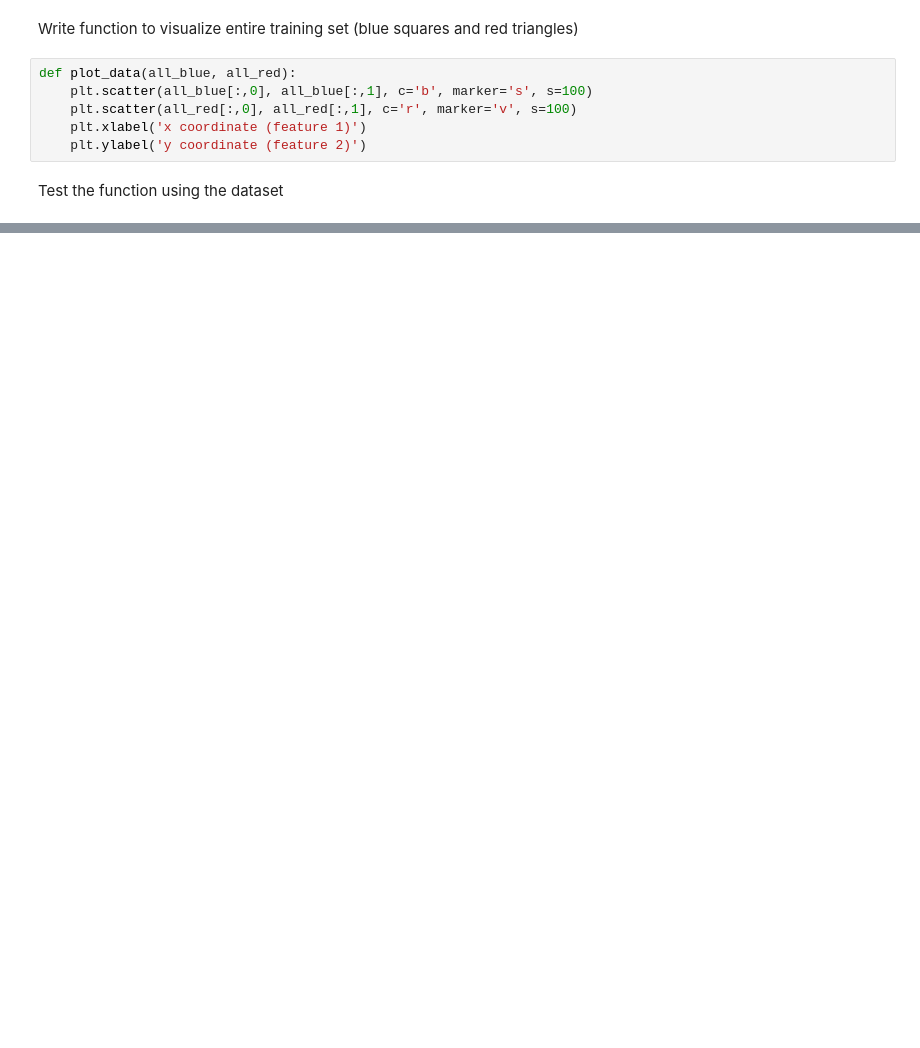
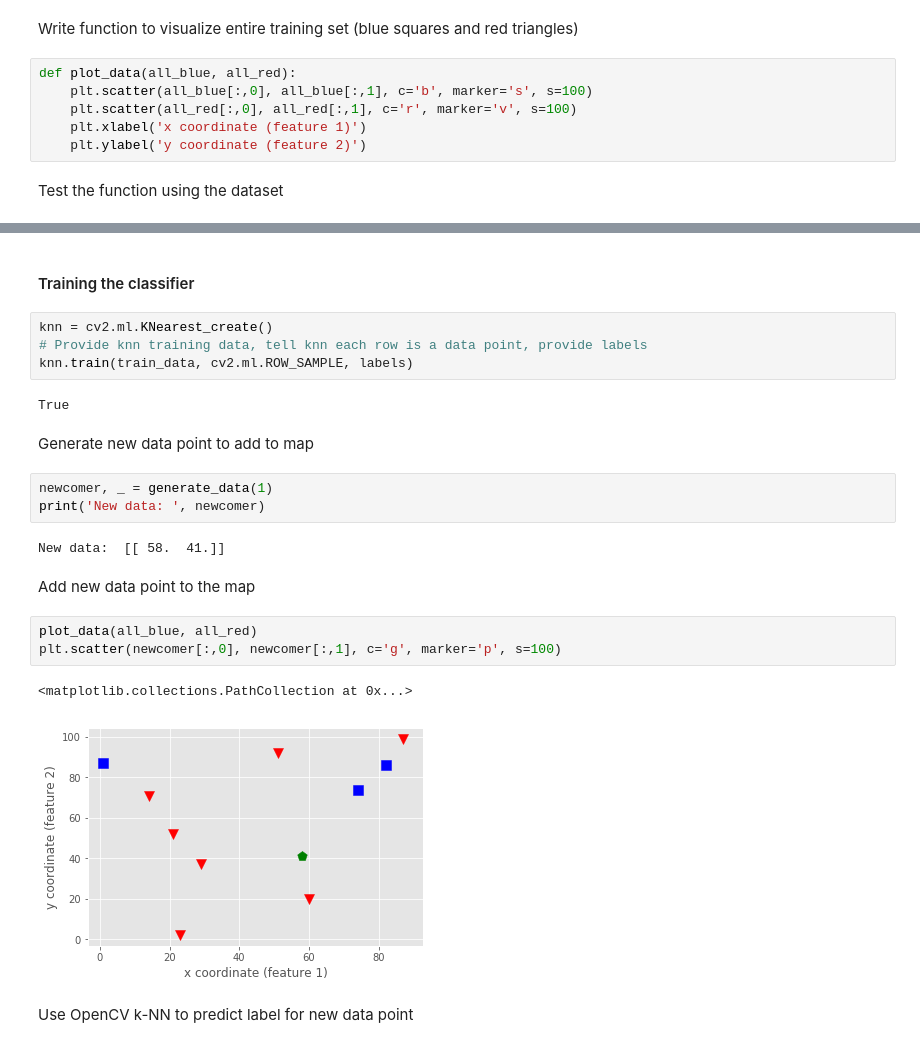
Before and after one commit to krishnakandula/opencv-machine-learning, a Jupyter notebook: learning/Implementing k-NN in OpenCV.ipynb, the cells around one changed output, grey strips where cells are left out. Saved outputs shown, nothing was run; the diff lists cells and outputs as text; blank space fills up the shorter version.

```diff
--- a/learning/Implementing k-NN in OpenCV.ipynb
+++ b/learning/Implementing k-NN in OpenCV.ipynb
@@ -86,0 +87,25 @@ plot_data(all_blue, all_red)
+# %% [markdown]
+#### Training the classifier
+# %%
+knn = cv2.ml.KNearest_create()
+# Provide knn training data, tell knn each row is a data point, provide labels
+knn.train(train_data, cv2.ml.ROW_SAMPLE, labels)
+# %% [output]
+True
+# %% [markdown]
+Generate new data point to add to map
+# %%
+newcomer, _ = generate_data(1)
+print('New data: ', newcomer)
+# %% [output]
+New data:  [[ 58.  41.]]
+# %% [markdown]
+Add new data point to the map
+# %%
+plot_data(all_blue, all_red)
+plt.scatter(newcomer[:,0], newcomer[:,1], c='g', marker='p', s=100)
+# %% [output]
+<matplotlib.collections.PathCollection at 0x...>
+[figure, added]
+# %% [markdown]
+Use OpenCV k-NN to predict label for new data point
```
Also changed, not shown: parts of 4 cells of this notebook, 2 other files.
